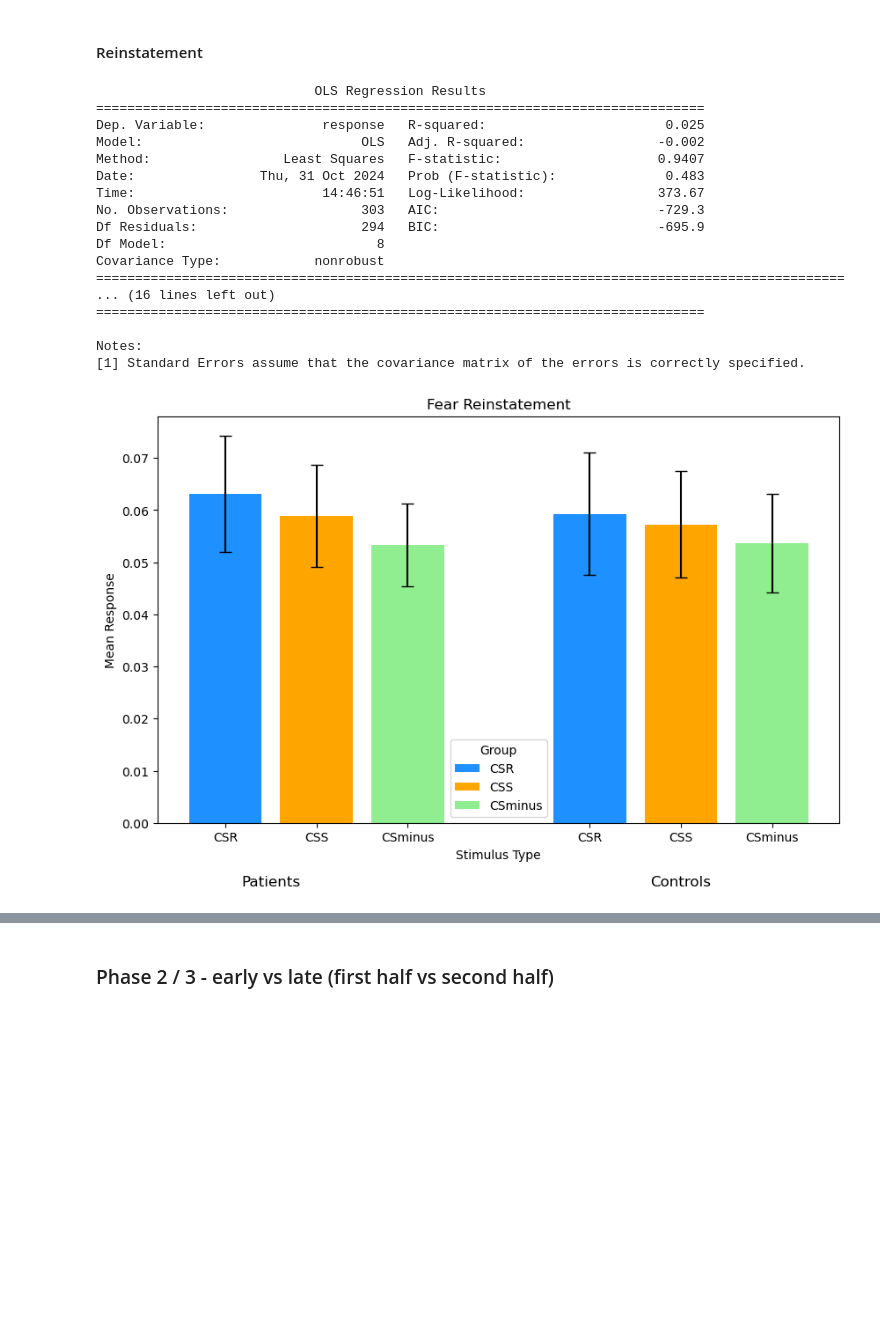
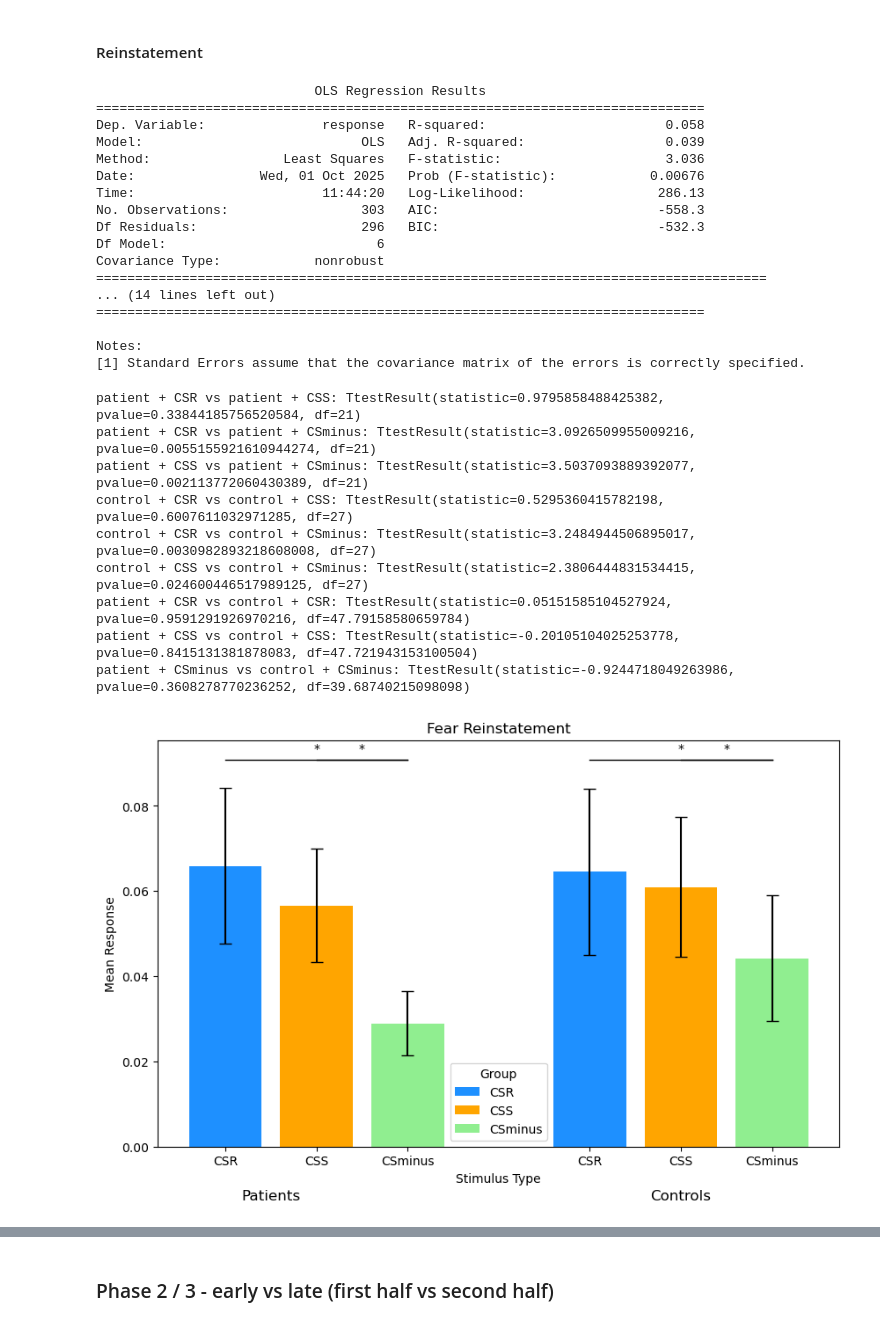
Before and after one commit to gillgrennan/narsad, a Jupyter notebook: NARSAD-scr.ipynb, the cells around one changed output, grey strips where cells are left out. Drawn from its saved outputs; the diff is of its cells as text; code cells hidden in the pictures; blank space fills up the shorter version.

```diff
--- a/NARSAD-scr.ipynb
+++ b/NARSAD-scr.ipynb
@@ -299,7 +299,8 @@ def add_significance_markers(ax, comparisons, y_offset=0.02, bar_height=0.02):
         t_test_results.append({
             'Comparison': f"{group1}-{stim1} vs {group2}-{stim2}",
             't-statistic': result.statistic,
-            'p-value': result.pvalue
+            'p-value': result.pvalue,
+            'df': result.df
         })
 
         # Add markers if significant
@@ -320,7 +321,7 @@ comparisons = [
     (('control', 'CSS'), ('control', 'CSminus')),  # Control CSS vs CSminus
     (('patient', 'CSR'), ('control', 'CSR')),    # Between-group CSR
     (('patient', 'CSS'), ('control', 'CSS')),    # Between-group CSS
-    (('patient', 'CSminus'), ('control', 'CSminus')) # Between-group CSminus
+    (('patient', 'CSminus'), ('control', 'CSminus')), # Between-group CSminus
 ]
 
 add_significance_markers(plt.gca(), comparisons)
@@ -353,0 +346,3 @@ print(t_test_df)
+# %%
+stats = ttest_rel(merged_data['meanCSR1'],merged_data['meanCSS1'])
+stats
@@ -465,7 +468,7 @@ merged_data['patient_group'] = np.where(merged_data['subID'].str.startswith('N1'
 merged_data['CS_plus'] = merged_data[['meanCSR1', 'meanCSS1']].mean(axis=1)
 
 # Filter subjects where CS_plus - meanCSminus1 > 0
-filtered_data = merged_data[merged_data['CS_plus'] - merged_data['meanCSminus1'] > 0]
+#filtered_data = merged_data[merged_data['CS_plus'] - merged_data['meanCSminus1'] > 0]
 
 # # Count total, patient, and control subjects after filtering
 # total_subjects_after = len(filtered_data)
@@ -487,7 +490,7 @@ filtered_data = merged_data[merged_data['CS_plus'] - merged_data['meanCSminus1']
 # print(f"Controls excluded: {excluded_controls} ({excluded_controls_pct:.2f}%)")
 
 # Reshape data to stack CS_plus and meanCSminus1 as a single column with stim_type as a category
-long_data = pd.melt(filtered_data,
+long_data = pd.melt(merged_data,
                     id_vars=['subID', 'patient_group'],
                     value_vars=['CS_plus', 'meanCSminus1'],
                     var_name='stim_type',
@@ -556,7 +559,8 @@ def add_significance_markers(ax, comparisons, y_offset=0.02, bar_height=0.02):
             'Group 2': f"{group2} {stim2}",
             't-statistic': result.statistic,
             'p-value': result.pvalue,
-            'Test Type': test_type
+            'Test Type': test_type,
+            'df': result.df,
         })
 
         # if result.pvalue < 0.05:  # Customize significance level if needed
@@ -964,12 +975,23 @@ Between-group t-test (CSplus - CSminus): t = 1.464, p = 0.147
 # %% [markdown]
 ### Phase 2 / 3 - averaged across the whole phase
 # %%
+## RUN TO RELOAD DATA (RESET WHETHER EXCLUDING FIRST TRIAL OR NOT)
+
 import pandas as pd
 import numpy as np
 
+excludefirstrial = []
+excludefirstrial = 1
+
+if excludefirstrial == 0:
 # Parameters to adjust:
-trialnumber2 = range(1, 25)  # Adjust this range to analyze specific trials (e.g., first half = range(1, 13))
-trialnumber3 = range(25, 37) # Adjust this range for phase 3 analysis (e.g., range(25, 37) for first half)
+    trialnumber2 = range(1, 25)  # Adjust this range to analyze specific trials (e.g., first half = range(1, 13))
+    trialnumber3 = range(25, 37) # Adjust this range for phase 3 analysis (e.g., range(25, 37) for first half)
+    #trialnumber3 = range(37,48) # second half of reinstatement only
+else:
+    trialnumber2 = range(1, 25)
+    trialnumber3 = range(26, 37) #excluding first 3 trials
+    #trialnumber3 = range(37,48) # second half of reinstatement only
 
 excludeparticipants = 1  # Set to 0 to include all subjects; if set to 1, participants with rejected trials >= rejtrials_threshold are excluded
 rejtrials_threshold = 24  # Threshold for trial rejection; adjust according to trial number
@@ -988,7 +1010,7 @@ for participant in participants:
     participant_data = {'subID': participant}
 
     # Ensuring consistent data structure
-    if data.shape[0] == 48:
+    if data.shape[0] > 1:
 
         # Phase 2 processing: stims numbered in trialnumber2
         phase2_data = data[data['stNum'].isin(trialnumber2)]
@@ -1398,7 +1415,7 @@ long_data['stim_type'] = long_data['stim_type'].replace({
 })
 
 # Specify the model without intercept
-model_formula = 'response ~ patient_group * drug * stim_type + gender'
+model_formula = 'response ~ patient_group * drug + drug * gender + stim_type'
 
 # Fit the model
 model = smf.ols(formula=model_formula, data=long_data).fit()
@@ -1408,17 +1425,17 @@ print(model.summary())
 # %% [output]
                             OLS Regression Results
 ==============================================================================
-Dep. Variable:               response   R-squared:                       0.025
-Model:                            OLS   Adj. R-squared:                 -0.002
-Method:                 Least Squares   F-statistic:                    0.9407
-Date:                Thu, 31 Oct 2024   Prob (F-statistic):              0.483
-Time:                        14:46:51   Log-Likelihood:                 373.67
-No. Observations:                 303   AIC:                            -729.3
-Df Residuals:                     294   BIC:                            -695.9
-Df Model:                           8
+Dep. Variable:               response   R-squared:                       0.058
+Model:                            OLS   Adj. R-squared:                  0.039
+Method:                 Least Squares   F-statistic:                     3.036
+Date:                Wed, 01 Oct 2025   Prob (F-statistic):            0.00676
+Time:                        11:44:20   Log-Likelihood:                 286.13
+No. Observations:                 303   AIC:                            -558.3
+Df Residuals:                     296   BIC:                            -532.3
+Df Model:                           6
 Covariance Type:            nonrobust
-================================================================================================
-... (16 lines left out)
+======================================================================================
+... (14 lines left out)
 ==============================================================================
 
 Notes:
@@ -1439,6 +1456,7 @@ drug_order = pd.read_excel('drug_order.xlsx', sheet_name='drug_order')
 # Merge 'dat_df' with 'drug_order' based on subject ID
 merged_data = pd.merge(dat_df, drug_order, left_on='subID', right_on='subID', how='inner')
 
+merged_data = merged_data[merged_data['drug_condition'] == 0]
 # Prepare columns for the analysis
 merged_data['patient_group'] = np.where(merged_data['subID'].str.startswith('N1'), 'patient', 'control')
 
@@ -1509,34 +1527,46 @@ def add_significance_markers(ax, comparisons, y_offset=0.02, bar_height=0.02):
             max_y = group_means['response'].max() + 0.025  # Adjust this if needed
             ax.plot([x1, x2], [max_y, max_y], 'k-', lw=1)
             ax.text((x1 + x2) / 2, max_y + 0.001, '*', ha='center', va='bottom')
 
+        print(f"{group1} + {stim1} vs {group2} + {stim2}: {result}")
+
+
 # Define comparisons
 comparisons = [
     (('patient', 'CSR'), ('patient', 'CSS')),   # Patient CSR vs CSS
     (('patient', 'CSR'), ('patient', 'CSminus')),  # Patient CSR vs CSminus
     (('patient', 'CSS'), ('patient', 'CSminus')),  # Patient CSS vs CSminus
     (('control', 'CSR'), ('control', 'CSS')),   # Control CSR vs CSS
     (('control', 'CSR'), ('control', 'CSminus')),  # Control CSR vs CSminus
     (('control', 'CSS'), ('control', 'CSminus')),  # Control CSS vs CSminus
     (('patient', 'CSR'), ('control', 'CSR')),    # Between-group CSR
     (('patient', 'CSS'), ('control', 'CSS')),    # Between-group CSS
     (('patient', 'CSminus'), ('control', 'CSminus')) # Between-group CSminus
 ]
 
 add_significance_markers(plt.gca(), comparisons)
 # Add x-axis labels to indicate groups
 plt.text(0.5, -0.01, 'Patients', ha='center', va='top', fontsize=12)
 plt.text(5, -0.01, 'Controls', ha='center', va='top', fontsize=12)
 
 # Labeling and finalizing plot
 plt.xticks([0, 1, 2, 4, 5, 6], ['CSR', 'CSS', 'CSminus', 'CSR', 'CSS', 'CSminus'])
 plt.xlabel('Stimulus Type')
 plt.ylabel('Mean Response')
 plt.title('Fear Reinstatement')
 plt.legend(title='Group')
 plt.show()
 # %% [output]
+patient + CSR vs patient + CSS: TtestResult(statistic=0.9795858488425382, pvalue=0.33844185756520584, df=21)
+patient + CSR vs patient + CSminus: TtestResult(statistic=3.0926509955009216, pvalue=0.0055155921610944274, df=21)
+patient + CSS vs patient + CSminus: TtestResult(statistic=3.5037093889392077, pvalue=0.002113772060430389, df=21)
+control + CSR vs control + CSS: TtestResult(statistic=0.5295360415782198, pvalue=0.6007611032971285, df=27)
+control + CSR vs control + CSminus: TtestResult(statistic=3.2484944506895017, pvalue=0.0030982893218608008, df=27)
+control + CSS vs control + CSminus: TtestResult(statistic=2.3806444831534415, pvalue=0.024600446517989125, df=27)
+patient + CSR vs control + CSR: TtestResult(statistic=0.05151585104527924, pvalue=0.9591291926970216, df=47.79158580659784)
+patient + CSS vs control + CSS: TtestResult(statistic=-0.20105104025253778, pvalue=0.8415131381878083, df=47.721943153100504)
+patient + CSminus vs control + CSminus: TtestResult(statistic=-0.9244718049263986, pvalue=0.3608278770236252, df=39.68740215098098)
-[figure, old version]
+[figure, new version]
 # %%
 #### just placebo condition!
 
```
Also changed, not shown: parts of 75 cells of this notebook, 1 other file.
